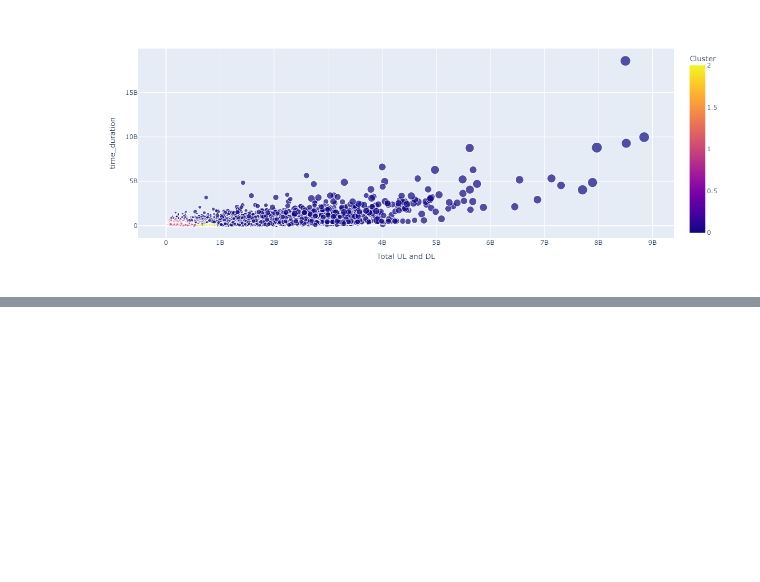
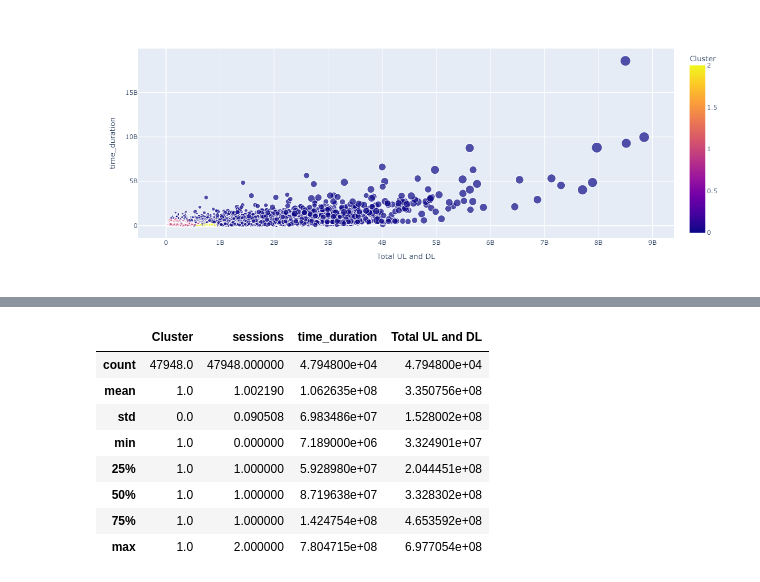
Before and after one commit to Leulseged-Mesfin/Tellco-Analysis, a Jupyter notebook: notbooks/User Engagement Analysis.ipynb, the cells around one changed output, grey strips where cells are left out. Cells and saved outputs as stored; diff of their text form; code cells hidden in the pictures; blank space fills up the shorter version.

```diff
--- a/notbooks/User Engagement Analysis.ipynb
+++ b/notbooks/User Engagement Analysis.ipynb
@@ -385,0 +401,13 @@ Image(pio.to_image(fig, format='png', width=1200))
+# %%
+cluster1 = users[users["Cluster"]==1]
+cluster1.describe()
+# %% [output]
+|  | Cluster | sessions | time_duration | Total UL and DL |
+| count | 47948.0 | 47948.000000 | 4.794800e+04 | 4.794800e+04 |
+| mean | 1.0 | 1.002190 | 1.062635e+08 | 3.350756e+08 |
+| std | 0.0 | 0.090508 | 6.983486e+07 | 1.528002e+08 |
+| min | 1.0 | 0.000000 | 7.189000e+06 | 3.324901e+07 |
+| 25% | 1.0 | 1.000000 | 5.928980e+07 | 2.044451e+08 |
+| 50% | 1.0 | 1.000000 | 8.719638e+07 | 3.328302e+08 |
+| 75% | 1.0 | 1.000000 | 1.424754e+08 | 4.653592e+08 |
+| max | 1.0 | 2.000000 | 7.804715e+08 | 6.977054e+08 |
```
Also changed, not shown: parts of 2 cells of this notebook.
